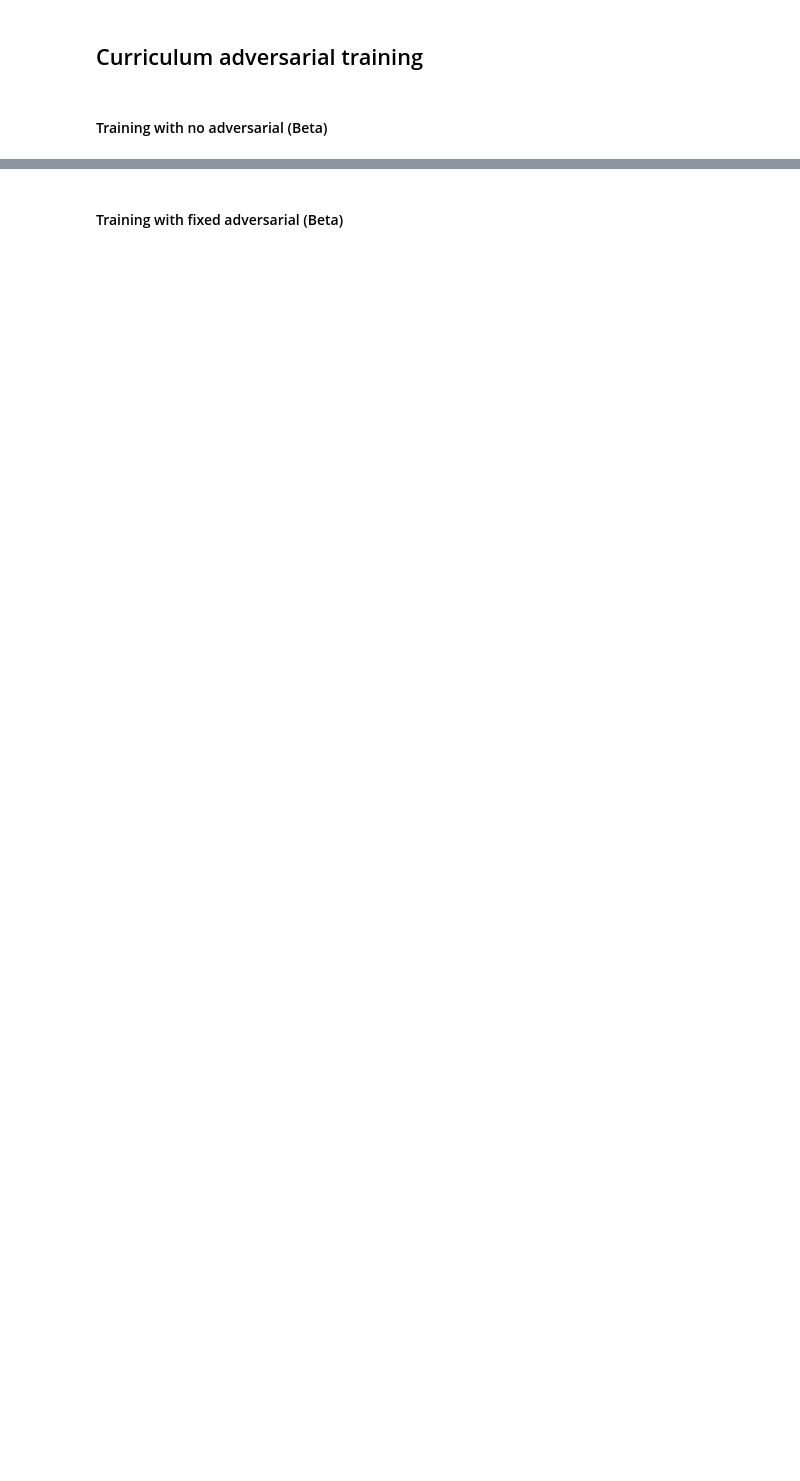
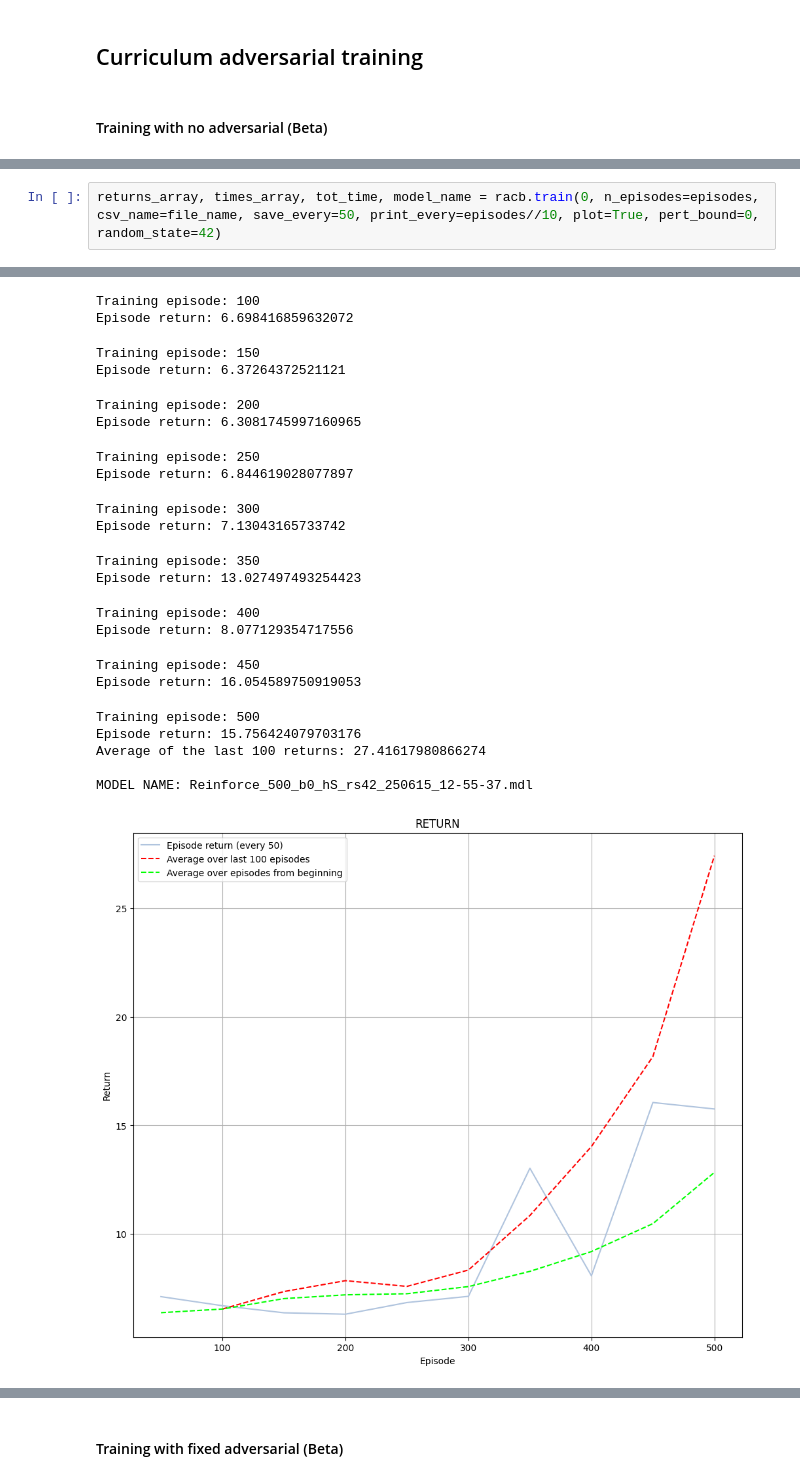
Before and after one commit to MaddalenaGhiotti/ReinforcementLearningProject, a Jupyter notebook: Maddalena/Piri_toRun.ipynb, the cells around one changed output, grey strips where cells are left out. Drawn from its saved outputs; the diff is of its cells as text; blank space fills up the shorter version.

```diff
--- a/Maddalena/Piri_toRun.ipynb
+++ b/Maddalena/Piri_toRun.ipynb
@@ -15,0 +18,3 @@ episodes =50000
+# %%
+returns_array, times_array, tot_time, model_name = racb.train(0, n_episodes=episodes, csv_name=file_name, save_every=50, print_every=episodes//10, plot=True, pert_bound=0, random_state=42)
+# %% [output]
@@ -15,0 +26,22 @@ episodes =50000
+Training episode: 100
+Episode return: 6.698416859632072
+Training episode: 150
+Episode return: 6.37264372521121
+Training episode: 200
+Episode return: 6.3081745997160965
+Training episode: 250
+Episode return: 6.844619028077897
+Training episode: 300
+Episode return: 7.13043165733742
+Training episode: 350
+Episode return: 13.027497493254423
+Training episode: 400
+Episode return: 8.077129354717556
+Training episode: 450
+Episode return: 16.054589750919053
+Training episode: 500
+Episode return: 15.756424079703176
+Average of the last 100 returns: 27.41617980866274
+
+MODEL NAME: Reinforce_500_b0_hS_rs42_250615_12-55-37.mdl
+[figure, added]
```
Also changed, not shown: parts of 10 cells of this notebook, 7 other files.
